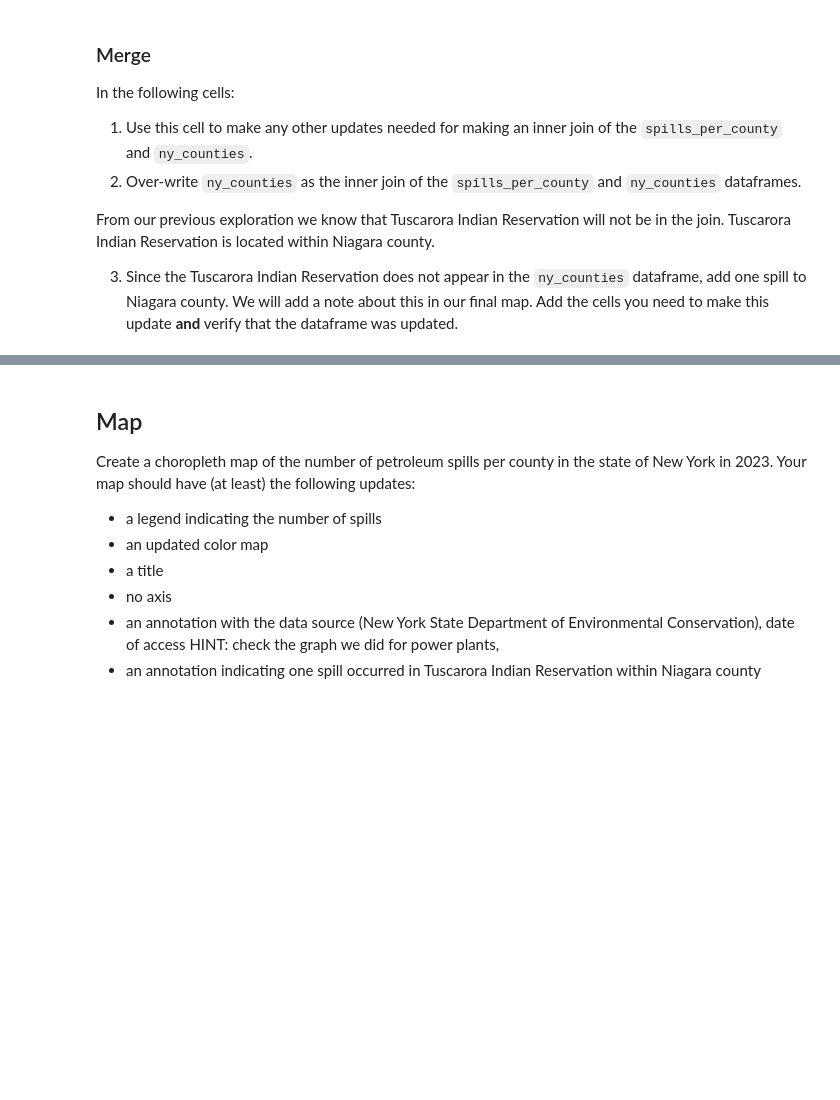
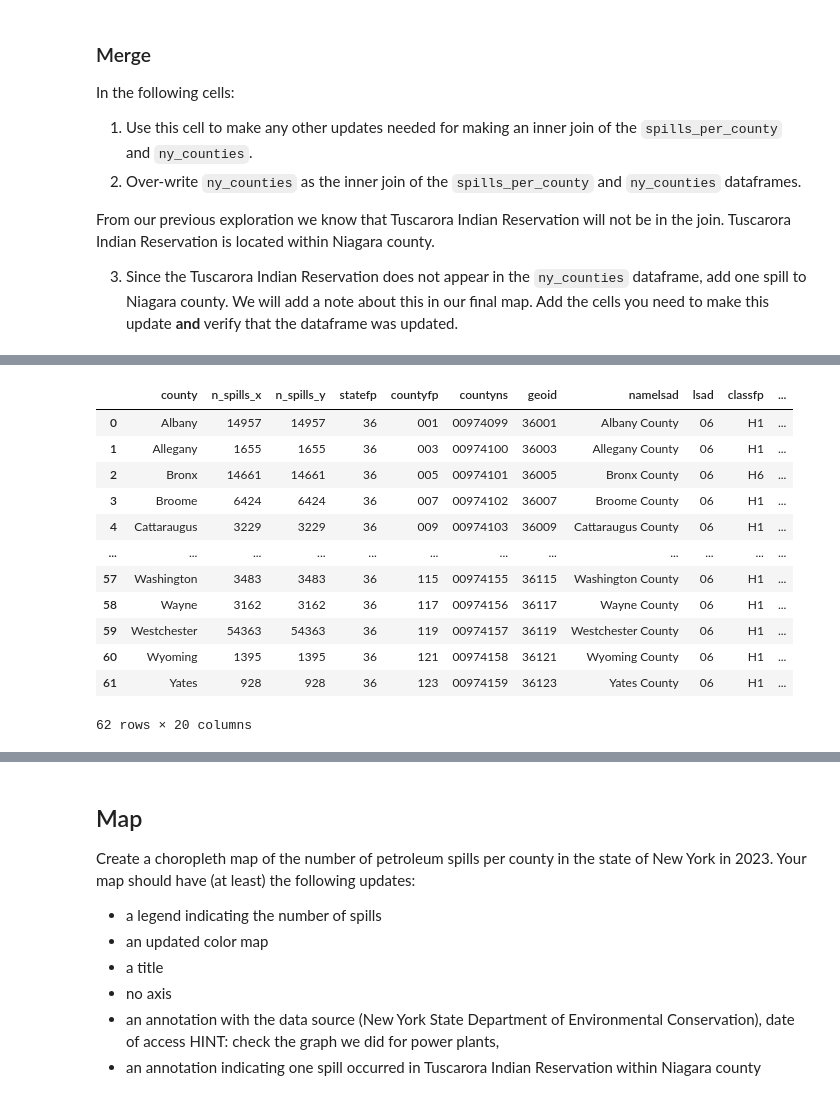
Before and after one commit to kristinaglass/eds220-hwk-3, a Jupyter notebook: hwk3-task1-spills.ipynb, the cells around one changed output, grey strips where cells are left out. Drawn from its saved outputs; the diff is of its cells as text; code cells hidden in the pictures; blank space fills up the shorter version.

Commit message:
dataset merge

```diff
--- a/hwk3-task1-spills.ipynb
+++ b/hwk3-task1-spills.ipynb
@@ -483,0 +490,3 @@ st_lawrence_index
+# %%
+# update St Lawrence name at index
+spills_per_county.at[70,'county'] = 'St. Lawrence'
@@ -499,0 +528,21 @@ From our previous exploration we know that Tuscarora Indian Reservation will not
+# %%
+# inner join merge of two datasets through county column
+ny_counties = pd.merge(spills_per_county,
+                            ny_counties,
+                            how='inner',
+                            on='county')
+ny_counties
+# %% [output]
+|  | county | n_spills_x | n_spills_y | statefp | countyfp | countyns | geoid | namelsad | lsad | classfp | ... |
+| 0 | Albany | 14957 | 14957 | 36 | 001 | 00974099 | 36001 | Albany County | 06 | H1 | ... |
+| 1 | Allegany | 1655 | 1655 | 36 | 003 | 00974100 | 36003 | Allegany County | 06 | H1 | ... |
+| 2 | Bronx | 14661 | 14661 | 36 | 005 | 00974101 | 36005 | Bronx County | 06 | H6 | ... |
+| 3 | Broome | 6424 | 6424 | 36 | 007 | 00974102 | 36007 | Broome County | 06 | H1 | ... |
+| 4 | Cattaraugus | 3229 | 3229 | 36 | 009 | 00974103 | 36009 | Cattaraugus County | 06 | H1 | ... |
+| ... | ... | ... | ... | ... | ... | ... | ... | ... | ... | ... | ... |
+| 57 | Washington | 3483 | 3483 | 36 | 115 | 00974155 | 36115 | Washington County | 06 | H1 | ... |
+| 58 | Wayne | 3162 | 3162 | 36 | 117 | 00974156 | 36117 | Wayne County | 06 | H1 | ... |
+| 59 | Westchester | 54363 | 54363 | 36 | 119 | 00974157 | 36119 | Westchester County | 06 | H1 | ... |
+| 60 | Wyoming | 1395 | 1395 | 36 | 121 | 00974158 | 36121 | Wyoming County | 06 | H1 | ... |
+| 61 | Yates | 928 | 928 | 36 | 123 | 00974159 | 36123 | Yates County | 06 | H1 | ... |
+62 rows × 20 columns
```
Also changed, not shown: parts of 19 cells of this notebook.
